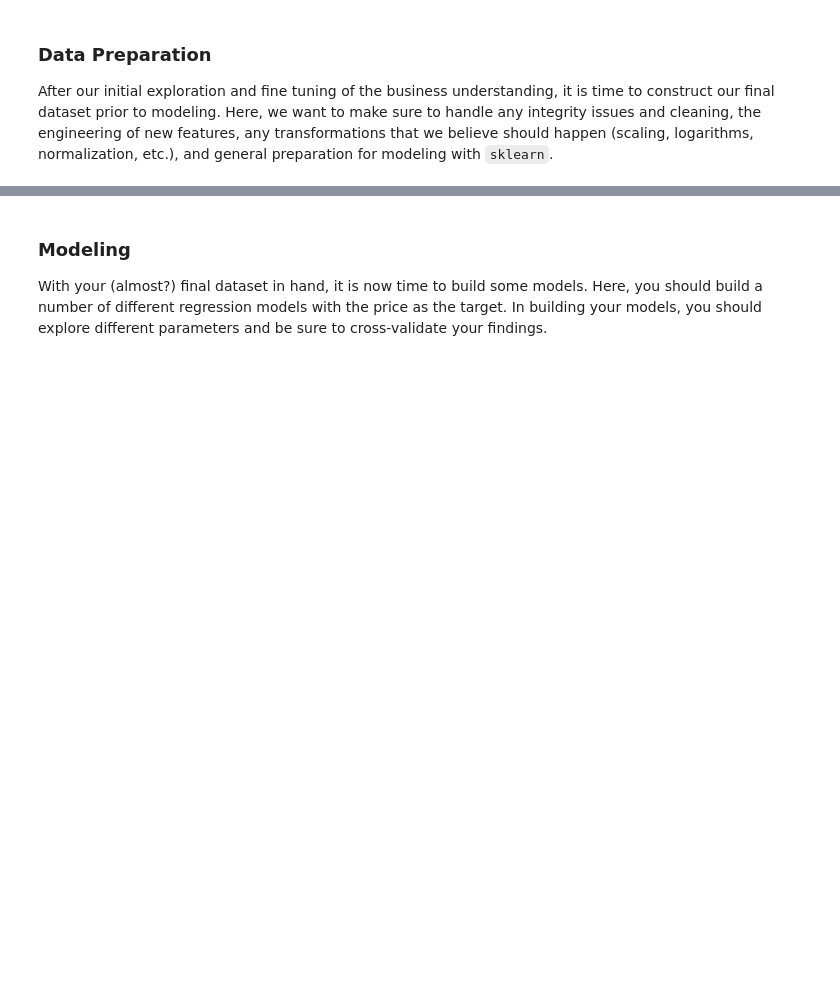
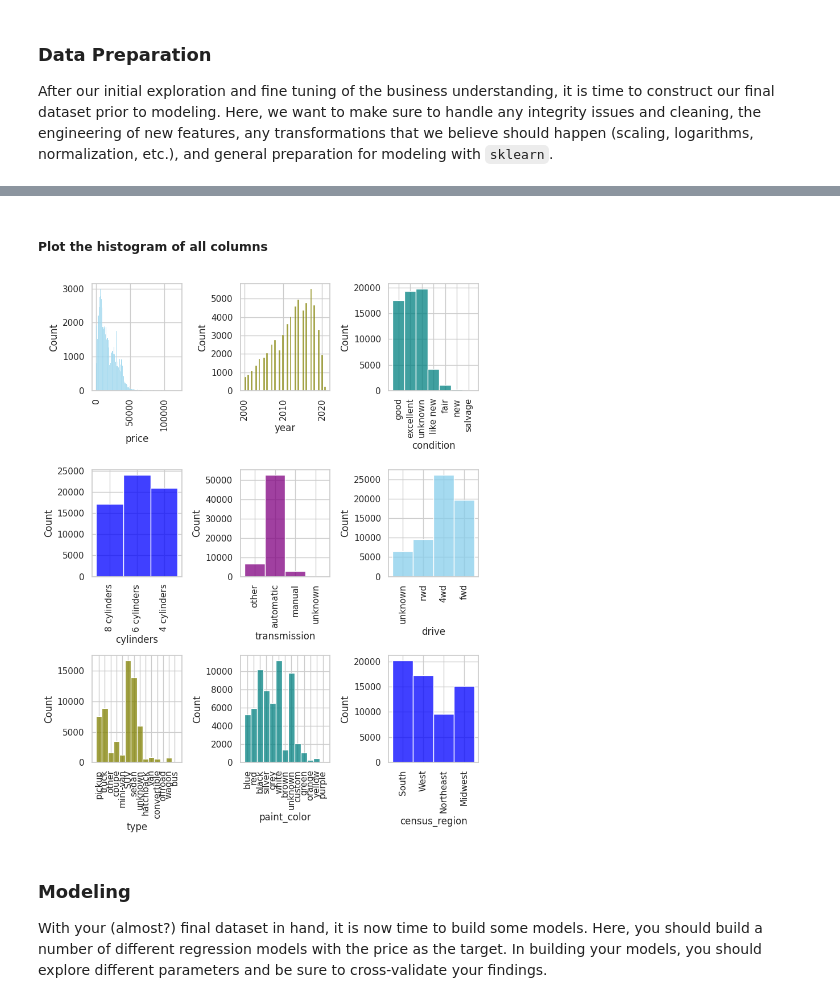
Before and after one commit to girishnath/machinelearning, a Jupyter notebook: used-car-pricing/used-car-pricing.ipynb, the cells around one changed output, grey strips where cells are left out. Saved outputs shown, nothing was run; the diff lists cells and outputs as text; code cells hidden in the pictures; blank space fills up the shorter version.

```diff
--- a/used-car-pricing/used-car-pricing.ipynb
+++ b/used-car-pricing/used-car-pricing.ipynb
@@ -171,0 +408,3 @@ After our initial exploration and fine tuning of the business understanding, it
+# %%
+data_nona = data_nona.query('year >= 2000')
+data_nona.info()
@@ -171,0 +433,10 @@ After our initial exploration and fine tuning of the business understanding, it
+# %%
+manu_gt_5000 = pd.DataFrame(data_nona['manufacturer'].value_counts()).query("manufacturer > 5000").index.to_list()
+print('Top manufacturers are {}'.format(manu_gt_5000))
+data_manu_model_filtered = data_nona.query('manufacturer in @manu_gt_5000')
+print('Number of rows after filtering manufacturer is {}'.format(data_manu_model_filtered.shape[0]))
+
+top_100_models_list = data_manu_model_filtered.model.value_counts()[:100].index.to_list()
+print('Top models are {}'.format(top_100_models_list))
+data_manu_model_filtered = data_manu_model_filtered.query('model in @top_100_models_list')
+print('Number of rows after filtering model is {}'.format(data_manu_model_filtered.shape[0]))
@@ -171,0 +450,6 @@ After our initial exploration and fine tuning of the business understanding, it
+# %%
+census_regions = census_regions.drop(['State', 'Division'], axis=1)
+census_regions.columns = ['state', 'census_region']
+data_manu_model_filtered['state'] = data_manu_model_filtered['state'].str.upper()
+data_w_region = data_manu_model_filtered.join(other=census_regions.set_index('state'), on='state')
+print('Final number of rows is {}'.format(data_w_region.shape))
@@ -171,0 +460,3 @@ After our initial exploration and fine tuning of the business understanding, it
+# %%
+df_cars = data_w_region.drop('state', axis=1)
+df_cars.info()
@@ -172,3 +483,24 @@ After our initial exploration and fine tuning of the business understanding, it
+# %% [markdown]
+##### Plot the histogram of all columns
+# %%
+sns.set(style="whitegrid")
+fig,axs = plt.subplots(3,3, figsize = (8,10))
+sns.histplot(data=df_cars, x="price", kde=False, color="skyblue", ax=axs[0, 0])
+sns.histplot(data=df_cars, x="year", kde=False, color="olive", ax=axs[0, 1])
+sns.histplot(data=df_cars, x="condition", kde=False, color="teal", ax=axs[0, 2])
+sns.histplot(data=df_cars, x="cylinders", kde=False, color="blue", ax=axs[1, 0])
+sns.histplot(data=df_cars, x="transmission", kde=False, color="purple", ax=axs[1,1])
+sns.histplot(data=df_cars, x="drive", kde=False, color="skyblue", ax=axs[1,2])
+sns.histplot(data=df_cars, x="type", kde=False, color="olive", ax=axs[2,0])
+sns.histplot(data=df_cars, x="paint_color", kde=False, color="teal", ax=axs[2,1])
+sns.histplot(data=df_cars, x="census_region", kde=False, color="blue", ax=axs[2,2])
+
+for ax in axs.flatten():
+    plt.sca(ax)
+    plt.xticks(rotation = 90)
+fig.tight_layout()
+# %% [output]
+[figure, added]
 # %% [markdown]
 ### Modeling
 
```
Also changed, not shown: parts of 40 cells of this notebook, 1 other file.
